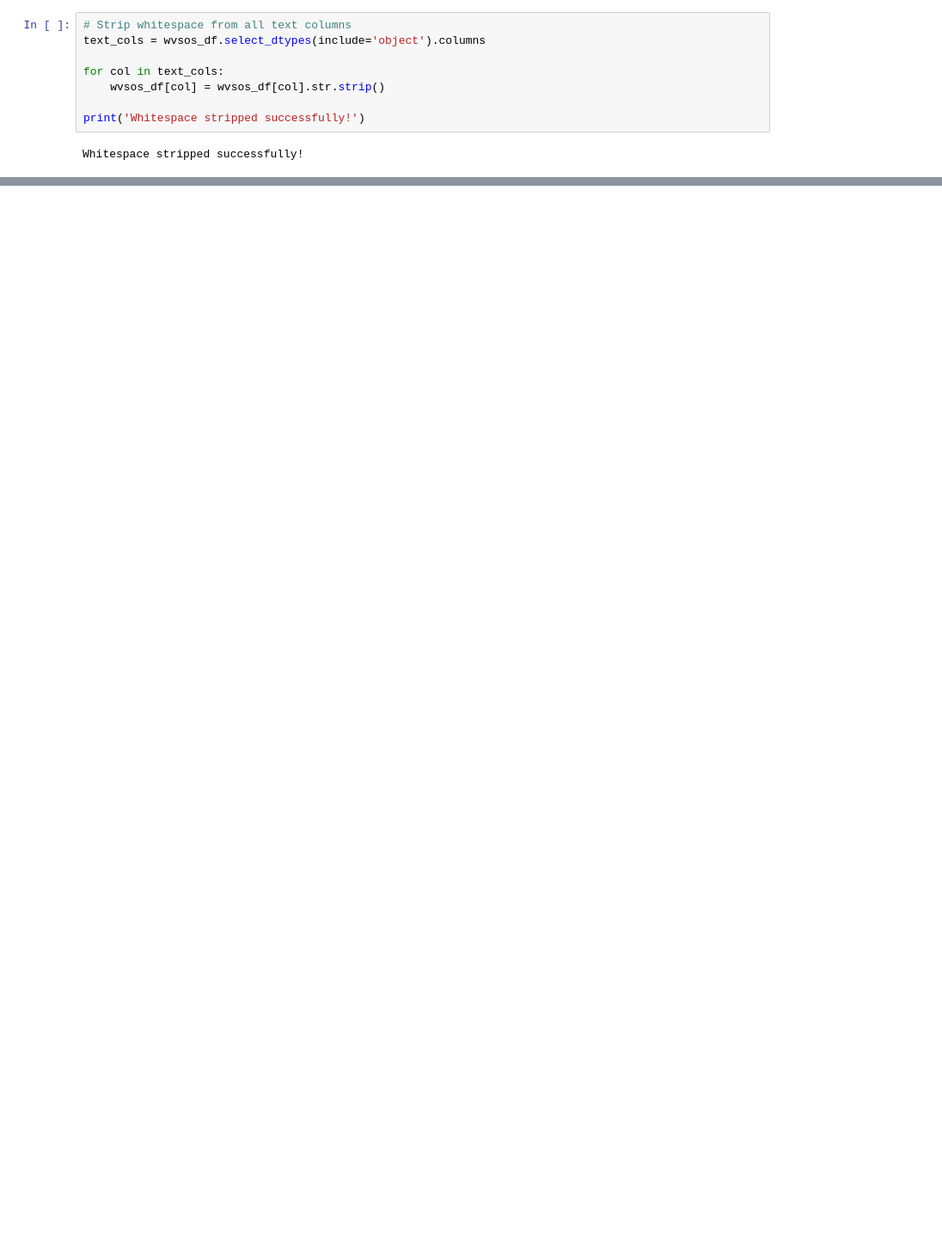
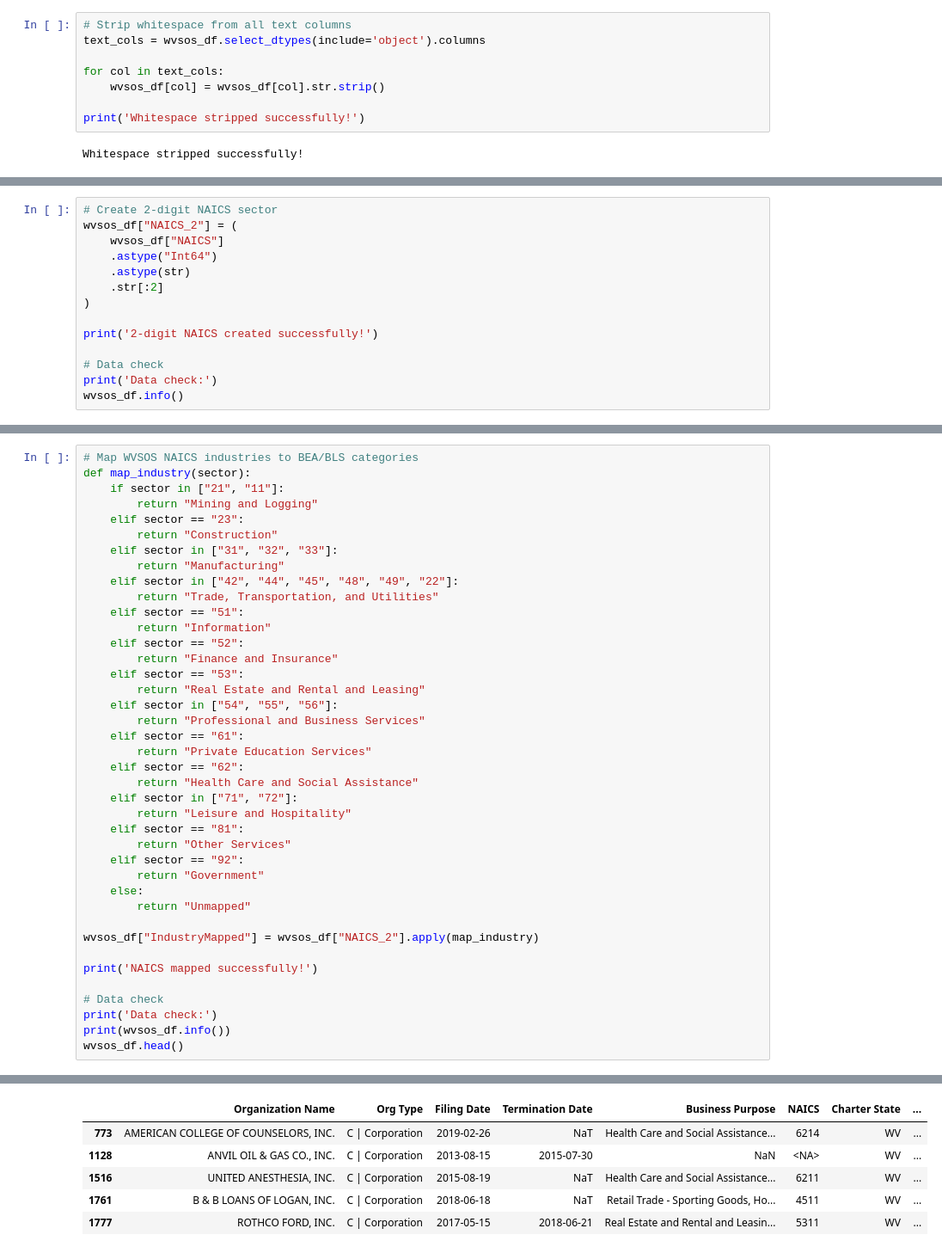
Before and after one commit to bgizzle78/nf-insights-project, a Jupyter notebook: notebooks/wvsos_business_registrations_cleaning.ipynb, the cells around one changed output, grey strips where cells are left out. Shown at 86% size. Drawn from its saved outputs; the diff is of its cells as text; blank space fills up the shorter version.

```diff
--- a/notebooks/wvsos_business_registrations_cleaning.ipynb
+++ b/notebooks/wvsos_business_registrations_cleaning.ipynb
@@ -244,0 +268,14 @@ Number of nulls in Filing Date: 0
+# %%
+# Create 2-digit NAICS sector
+wvsos_df["NAICS_2"] = (
+    wvsos_df["NAICS"]
+    .astype("Int64")
+    .astype(str)
+    .str[:2]
+)
+
+print('2-digit NAICS created successfully!')
+
+# Data check
+print('Data check:')
+wvsos_df.info()
@@ -244,0 +320,41 @@ Number of nulls in Filing Date: 0
+# %%
+# Map WVSOS NAICS industries to BEA/BLS categories
+def map_industry(sector):
+    if sector in ["21", "11"]:
+        return "Mining and Logging"
+    elif sector == "23":
+        return "Construction"
+    elif sector in ["31", "32", "33"]:
+        return "Manufacturing"
+    elif sector in ["42", "44", "45", "48", "49", "22"]:
+        return "Trade, Transportation, and Utilities"
+    elif sector == "51":
+        return "Information"
+    elif sector == "52":
+        return "Finance and Insurance"
+    elif sector == "53":
+        return "Real Estate and Rental and Leasing"
+    elif sector in ["54", "55", "56"]:
+        return "Professional and Business Services"
+    elif sector == "61":
+        return "Private Education Services"
+    elif sector == "62":
+        return "Health Care and Social Assistance"
+    elif sector in ["71", "72"]:
+        return "Leisure and Hospitality"
+    elif sector == "81":
+        return "Other Services"
+    elif sector == "92":
+        return "Government"
+    else:
+        return "Unmapped"
+
+wvsos_df["IndustryMapped"] = wvsos_df["NAICS_2"].apply(map_industry)
+
+print('NAICS mapped successfully!')
+
+# Data check
+print('Data check:')
+print(wvsos_df.info())
+wvsos_df.head()
+# %% [output]
@@ -244,0 +378,6 @@ Number of nulls in Filing Date: 0
+|  | Organization Name | Org Type | Filing Date | Termination Date | Business Purpose | NAICS | Charter State | ... |
+| 773 | AMERICAN COLLEGE OF COUNSELORS, INC. | C | Corporation | 2019-02-26 | NaT | Health Care and Social Assistance... | 6214 | WV | ... |
+| 1128 | ANVIL OIL & GAS CO., INC. | C | Corporation | 2013-08-15 | 2015-07-30 | NaN | <NA> | WV | ... |
+| 1516 | UNITED ANESTHESIA, INC. | C | Corporation | 2015-08-19 | NaT | Health Care and Social Assistance... | 6211 | WV | ... |
+| 1761 | B & B LOANS OF LOGAN, INC. | C | Corporation | 2018-06-18 | NaT | Retail Trade - Sporting Goods, Ho... | 4511 | WV | ... |
+| 1777 | ROTHCO FORD, INC. | C | Corporation | 2017-05-15 | 2018-06-21 | Real Estate and Rental and Leasin... | 5311 | WV | ... |
```
Also changed, not shown: parts of 24 cells of this notebook, 3 other files.
